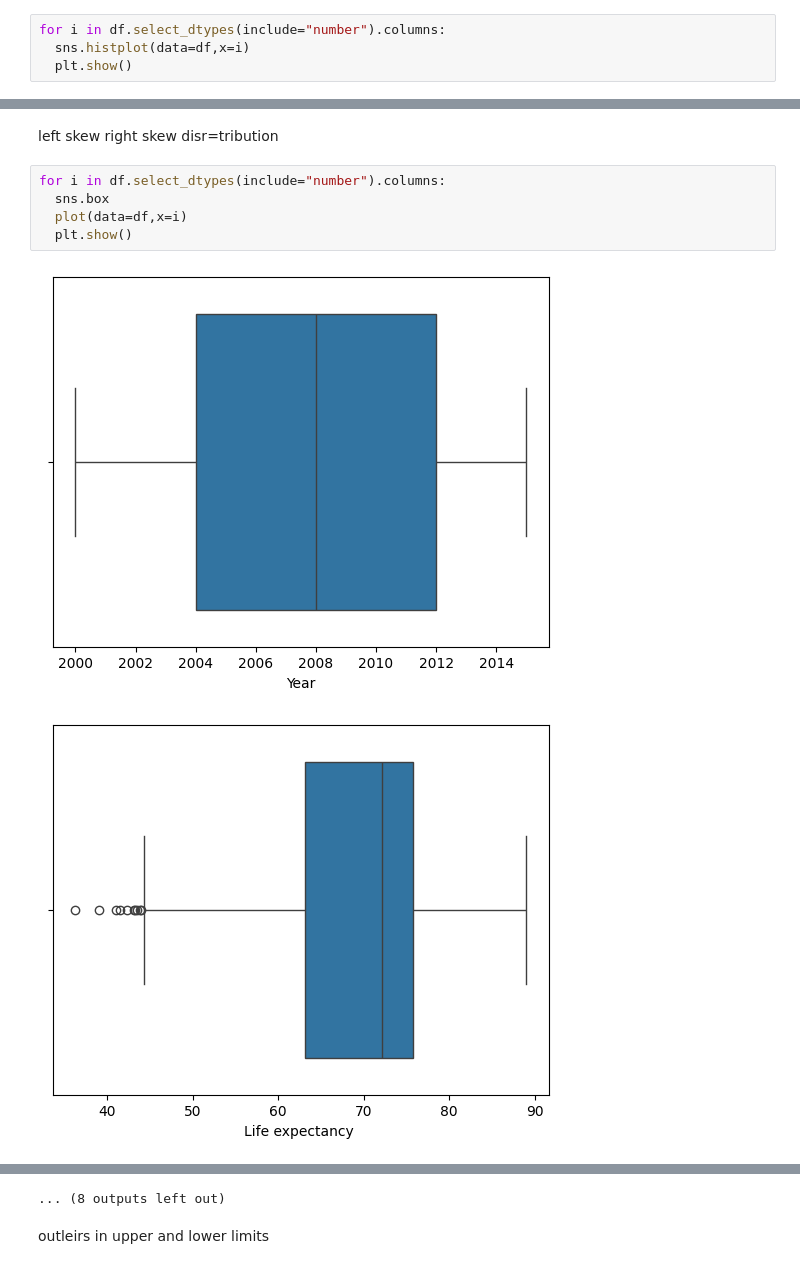
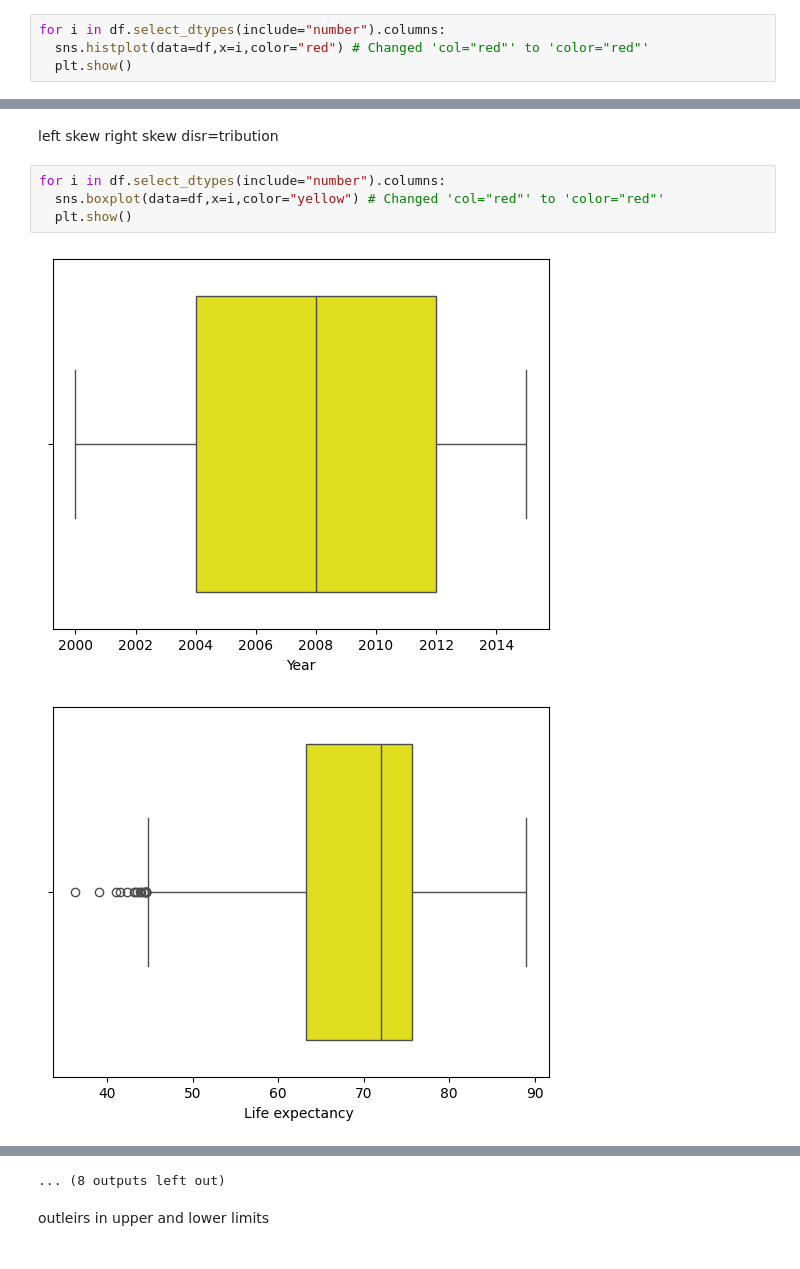
Before and after one commit to TSravani733/Assignment_1, a Jupyter notebook: internship_EDA.ipynb, the cells around one changed output, grey strips where cells are left out. Drawn from its saved outputs; the diff is of its cells as text.

```diff
--- a/internship_EDA.ipynb
+++ b/internship_EDA.ipynb
@@ -193,6 +193,6 @@ df.describe(include="object")
 HISTOGRAM
 # %%
 for i in df.select_dtypes(include="number").columns:
-  sns.histplot(data=df,x=i)
+  sns.histplot(data=df,x=i,color="red") # Changed 'col="red"' to 'color="red"'
   plt.show()
 # %% [output]
@@ -213,9 +213,8 @@ for i in df.select_dtypes(include="number").columns:
 left skew right skew disr=tribution
 # %%
 for i in df.select_dtypes(include="number").columns:
-  sns.box
-  plot(data=df,x=i)
+  sns.boxplot(data=df,x=i,color="yellow") # Changed 'col="red"' to 'color="red"'
   plt.show()
 # %% [output]
-[figure, old version]
+[figure, new version]
-[figure, old version]
+[figure, new version]
```
Also changed, not shown: parts of 4 cells of this notebook.
